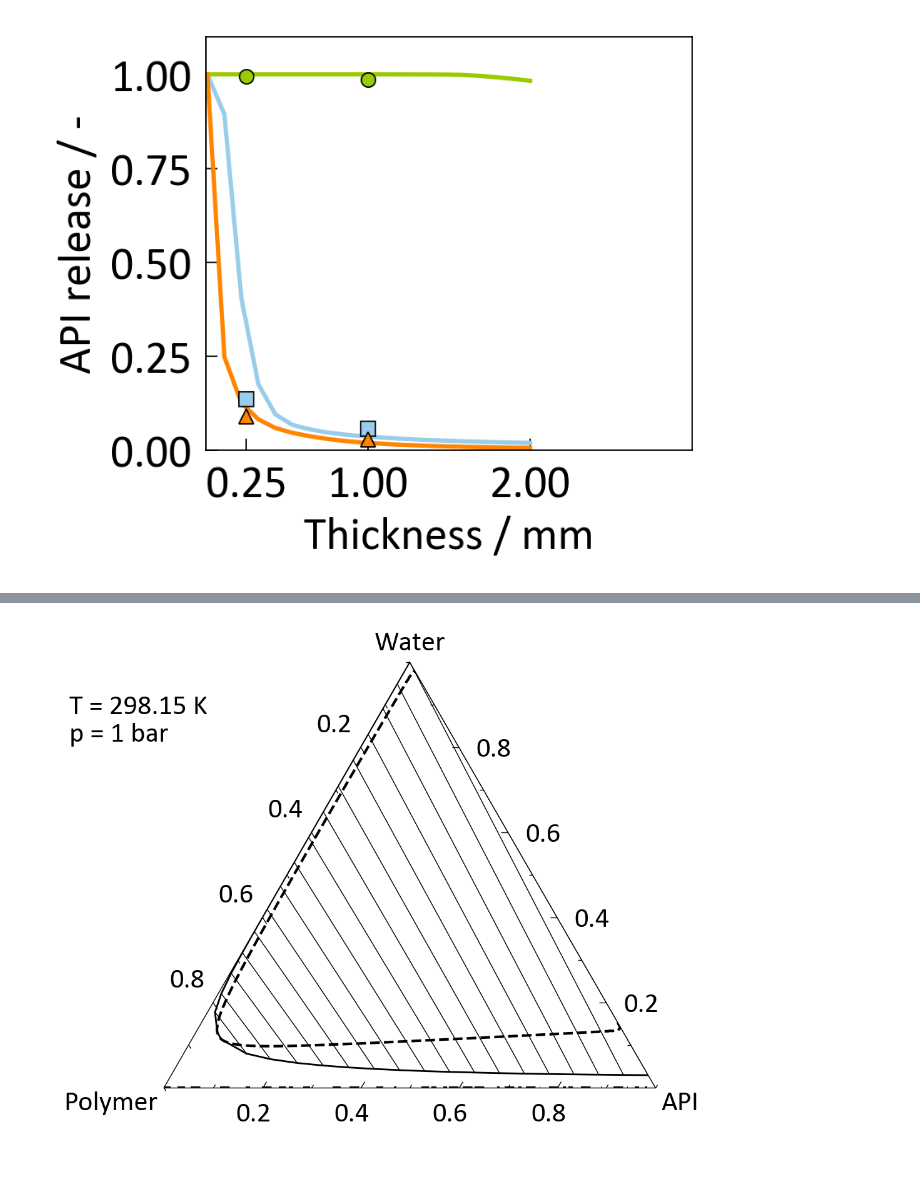
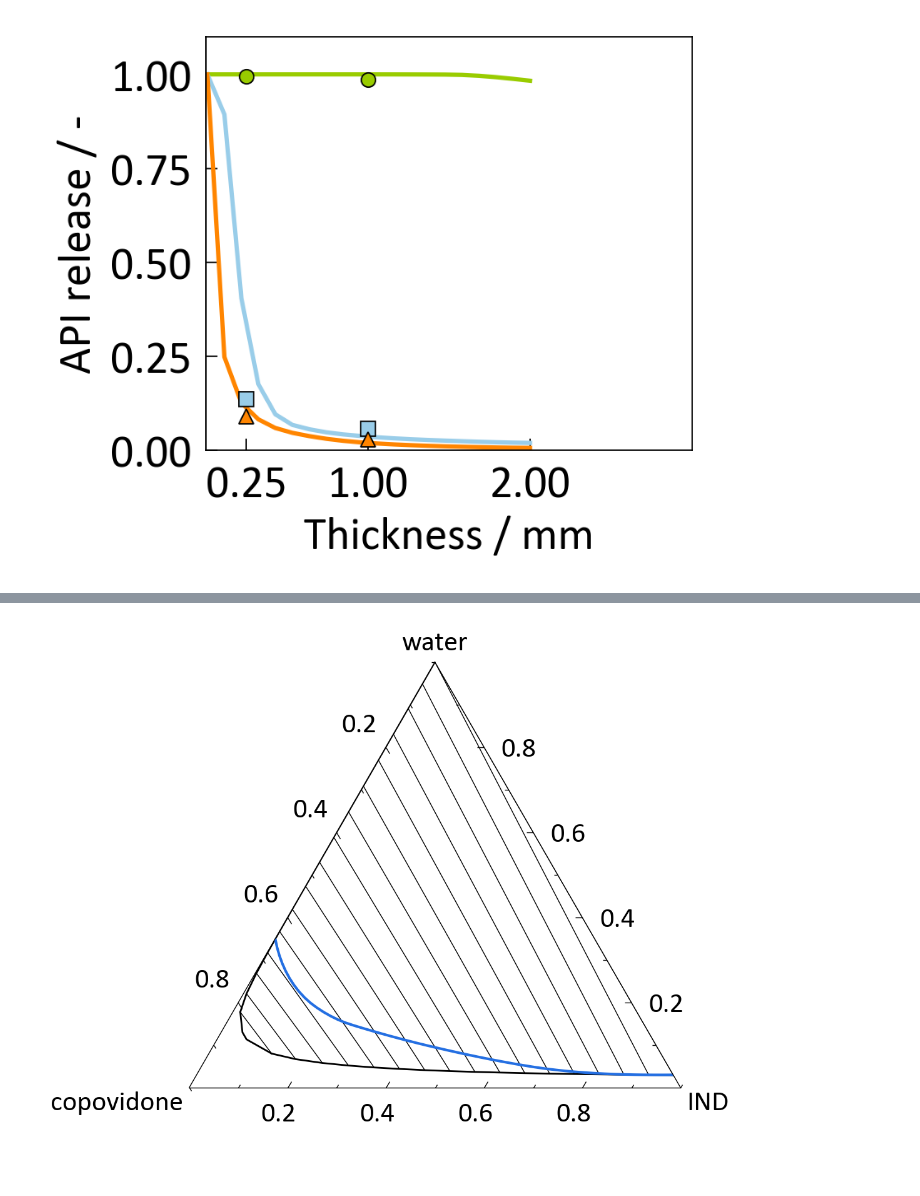
Before and after one commit to Borrdom/diffusionpy, a Jupyter notebook: examples_notebooks/04a_ASD_Dissolution.ipynb, the cells around one changed output, grey strips where cells are left out. Cells and saved outputs as stored; diff of their text form; code cells hidden in the pictures.

```diff
--- a/examples_notebooks/04a_ASD_Dissolution.ipynb
+++ b/examples_notebooks/04a_ASD_Dissolution.ipynb
@@ -414,5 +417,13 @@ DL07sorp=np.asarray([[0.29749, 0.00835, 0.69415], [0.29567, 0.01443, 0.6899], [0
 Binr1,Binr2,Binr3=Binr[:,0],Binr[:,1],Binr[:,2]
 Binl1,Binl2,Binl3=Binl[:,0],Binl[:,1],Binl[:,2]
+isohumide95=np.asarray([[0.97, 0.03, 0.],[0.66467, 0.05047, 0.28486],[0.4527, 0.09459, 0.4527],[0.25562, 0.14793, 0.59645],[0.162, 0.19, 0.648],[0., 0.35, 0.65]])
+wiso95=isohumide95[:,1]
+piso95=isohumide95[:,2]
+aiso95=isohumide95[:,0]
+dliso95=aiso95/(aiso95+piso95)
+dlvec=np.linspace(0,1,50)
+from scipy.interpolate import Akima1DInterpolator
+wwvec=Akima1DInterpolator((1-dliso95),wiso95)(1-dlvec)
 
 SLE1,SLE2,SLE3=SLE[:,0],SLE[:,1],SLE[:,2]
 TG1,TG2,TG3=TG[:,0],TG[:,1],TG[:,2]
@@ -444,43 +455,45 @@ Binl1,Binl2,Binl3=Binl[:,2],Binl[:,0],Binl[:,1]
 crit1,crit2,crit3=crit[:,2],crit[:,0],crit[:,1]
 axt.conodes(Binr2,Binr3,Binr1,Binl2,Binl3,Binl1,"k-","d")
 axt.plot(crit2,crit3,crit1,"k-",linewidth=1)
+# axt.plot(isohumide95[:,1],isohumide95[:,2],isohumide95[:,0],"C1-")
 
-axt.set_labels(label=" ",title="T = 298.15 K \np = 1 bar",xlabel='Water',ylabel='Polymer',zlabel="API")
+axt.plot(wwvec,(1-wwvec)*(1-dlvec),(1-wwvec)*dlvec,"C2-")
+axt.set_labels(label=" ",title="",xlabel='water',ylabel='copovidone',zlabel="IND")
 ticks=np.linspace(0, 1, 6)
 ticks_zero_one_less=ticks[np.logical_and(ticks!=0,ticks!=1)]
 axt.raxis.set_ticks(ticks_zero_one_less)
 axt.taxis.set_ticks(ticks_zero_one_less)
 axt.laxis.set_ticks(ticks_zero_one_less)
 
 Mi=np.asarray([357.79,65000,18.015])
 
 nc=len(Mi)
 T=298.15
 p=1E5
 kij=np.asarray([-0.0621,-0.025,-0.156])
 par={"mi":np.asarray([14.283,2420.99,1.2046 ]),
 "si": np.asarray([3.535,2.947, 2.797059952]),
 "ui" :np.asarray([262.79,205.27,353.95 ]),
 "eAi" :np.asarray([886.4,0.,2425.67 ]),
 "kAi":np.asarray([ 0.02,0.02,0.04509 ]),
 "NAi":np.asarray([3.,653., 1.]),
 "Mi": Mi,
 "kij":kij,
 "kijA":np.asarray([0.,0.,0.])}
 
 from diffusionpy import Gammaij,vpure,DasDennis
 vpures=vpure(p,T,**par)
 par["vpure"]=vpures
 Stability= lambda wi: np.linalg.det(Gammaij(T,wi,par)[:-1,:-1])
 
 
 wspace=np.fmax(DasDennis(100,3),1E-300)
 spino=np.asarray([Stability(val) for val in wspace.T])
 
-axt.tricontour(wspace[2,:],wspace[1,:],wspace[0,:],spino,levels=[0.],cmap="magma",linestyles='--')
+# axt.tricontour(wspace[2,:],wspace[1,:],wspace[0,:],spino,levels=[0.],cmap="magma",linestyles='--')
 plt.show()
 # %% [output]
-[figure, old version]
+[figure, new version]
 # %%
 #from scipy.optimize import curve_fit
 
```
Also changed, not shown: parts of 1 cell of this notebook, 55 other files.
